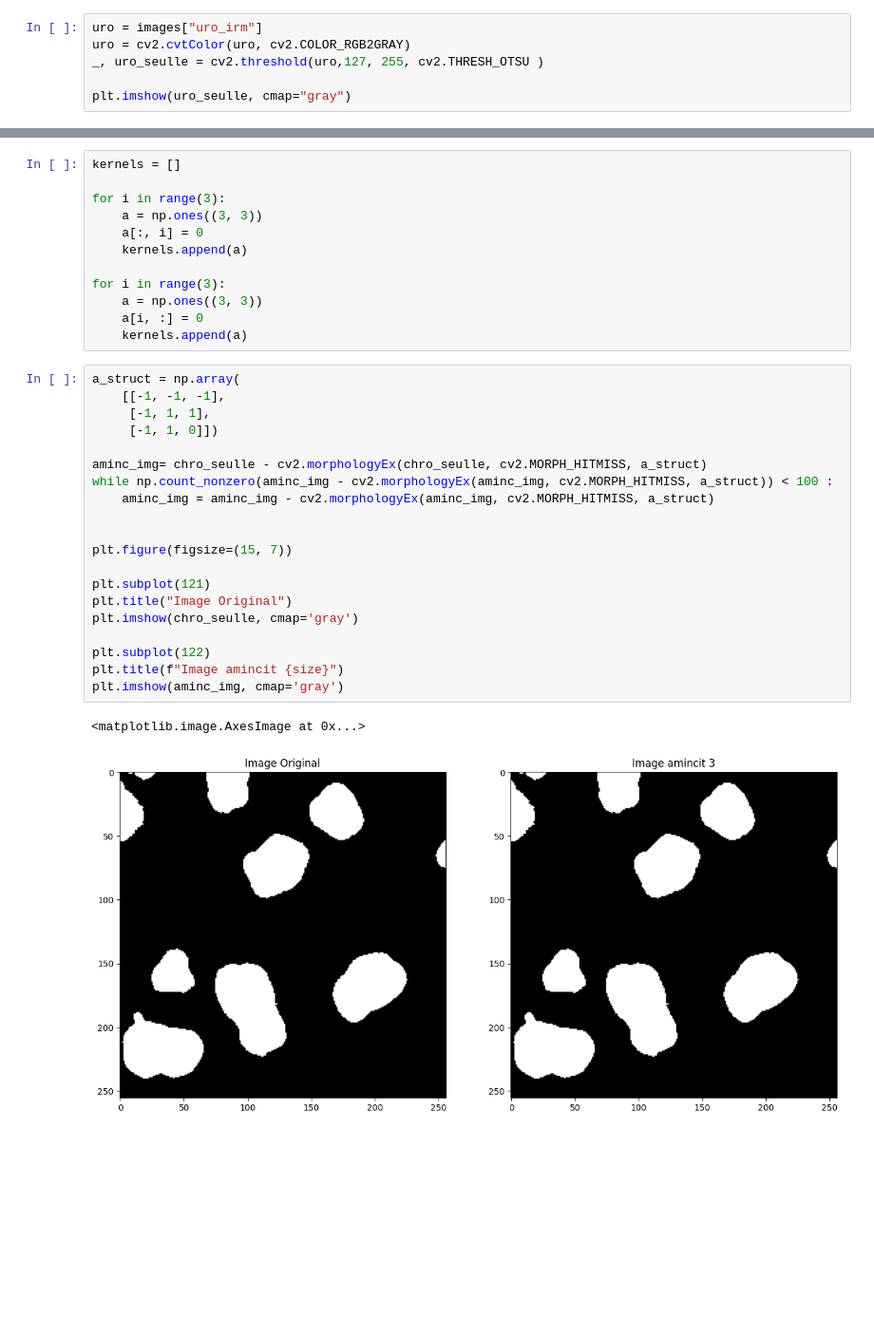
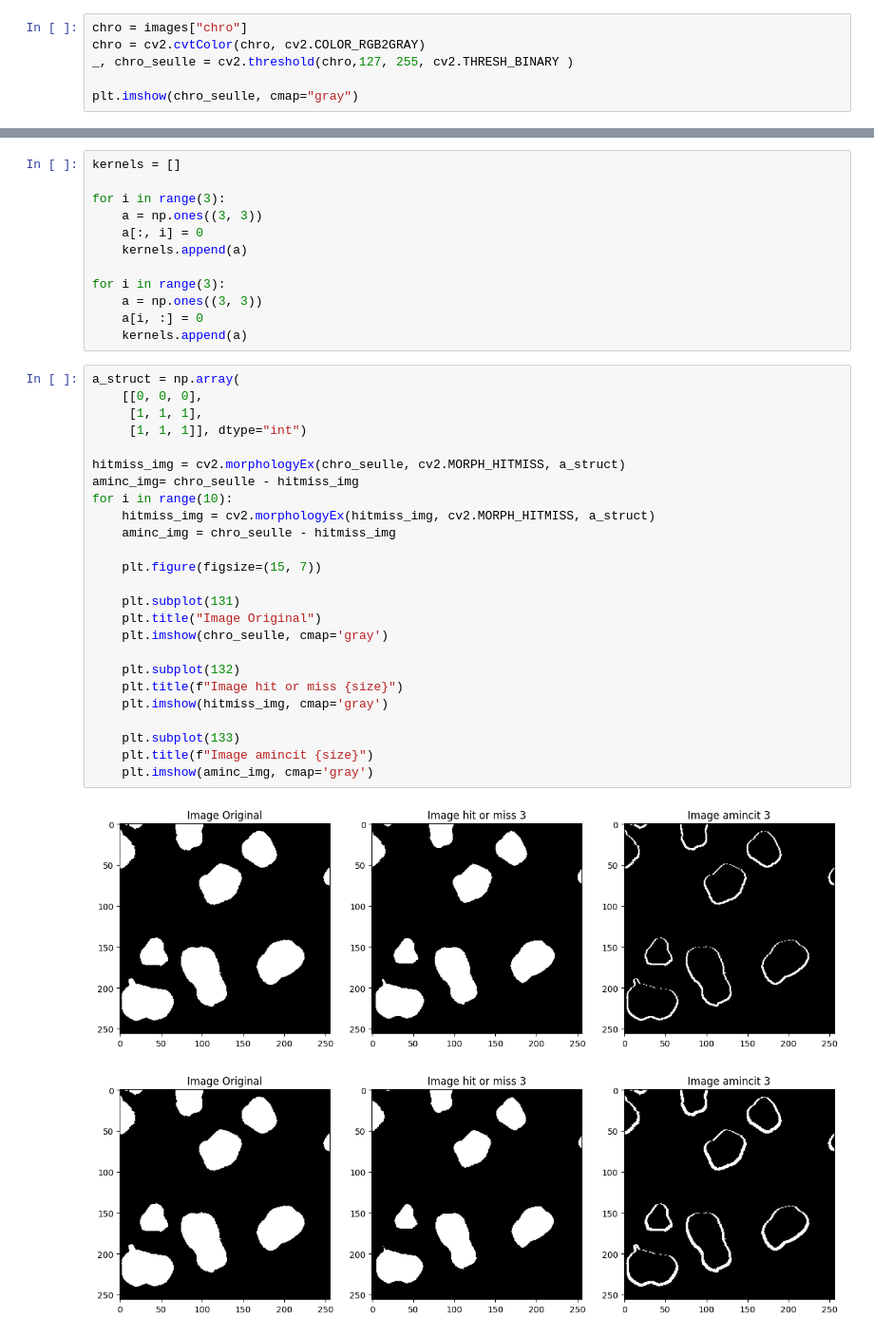
Before and after one commit to ba-talibe/TP_Image_Processing, a Jupyter notebook: TP4.ipynb, the cells around one changed output, grey strips where cells are left out. Shown at 95% size. Drawn from its saved outputs; the diff is of its cells as text; blank space fills up the shorter version.

```diff
--- a/TP4.ipynb
+++ b/TP4.ipynb
@@ -218,10 +218,10 @@ avec un rectangle 2 * 6 comme element structurant on a un meilleur nettoyage
 # %% [markdown]
 ### 4. Implementation de l'amin
 # %%
-uro = images["uro_irm"]
-uro = cv2.cvtColor(uro, cv2.COLOR_RGB2GRAY)
-_, uro_seulle = cv2.threshold(uro,127, 255, cv2.THRESH_OTSU )
+chro = images["chro"]
+chro = cv2.cvtColor(chro, cv2.COLOR_RGB2GRAY)
+_, chro_seulle = cv2.threshold(chro,127, 255, cv2.THRESH_BINARY )
 
-plt.imshow(uro_seulle, cmap="gray")
+plt.imshow(chro_seulle, cmap="gray")
 # %% [output]
 <matplotlib.image.AxesImage at 0x...>
@@ -240,24 +270,29 @@ for i in range(3):
     kernels.append(a)
 # %%
 a_struct = np.array(
-    [[-1, -1, -1],
-     [-1, 1, 1],
-     [-1, 1, 0]])
+    [[0, 0, 0],
+     [1, 1, 1],
+     [1, 1, 1]], dtype="int")
 
-aminc_img= chro_seulle - cv2.morphologyEx(chro_seulle, cv2.MORPH_HITMISS, a_struct)
-while np.count_nonzero(aminc_img - cv2.morphologyEx(aminc_img, cv2.MORPH_HITMISS, a_struct)) < 100 :
-    aminc_img = aminc_img - cv2.morphologyEx(aminc_img, cv2.MORPH_HITMISS, a_struct)
+hitmiss_img = cv2.morphologyEx(chro_seulle, cv2.MORPH_HITMISS, a_struct)
+aminc_img= chro_seulle - hitmiss_img
+for i in range(10):
+    hitmiss_img = cv2.morphologyEx(hitmiss_img, cv2.MORPH_HITMISS, a_struct)
+    aminc_img = chro_seulle - hitmiss_img
 
+    plt.figure(figsize=(15, 7))
 
-plt.figure(figsize=(15, 7))
+    plt.subplot(131)
+    plt.title("Image Original")
+    plt.imshow(chro_seulle, cmap='gray')
 
-plt.subplot(121)
-plt.title("Image Original")
-plt.imshow(chro_seulle, cmap='gray')
+    plt.subplot(132)
+    plt.title(f"Image hit or miss {size}")
+    plt.imshow(hitmiss_img, cmap='gray')
 
-plt.subplot(122)
-plt.title(f"Image amincit {size}")
-plt.imshow(aminc_img, cmap='gray')
+    plt.subplot(133)
+    plt.title(f"Image amincit {size}")
+    plt.imshow(aminc_img, cmap='gray')
 # %% [output]
-<matplotlib.image.AxesImage at 0x...>
-[figure, old version]
+[figure, new version]
+[figure, added]
```
Also changed, not shown: parts of 10 cells of this notebook.
